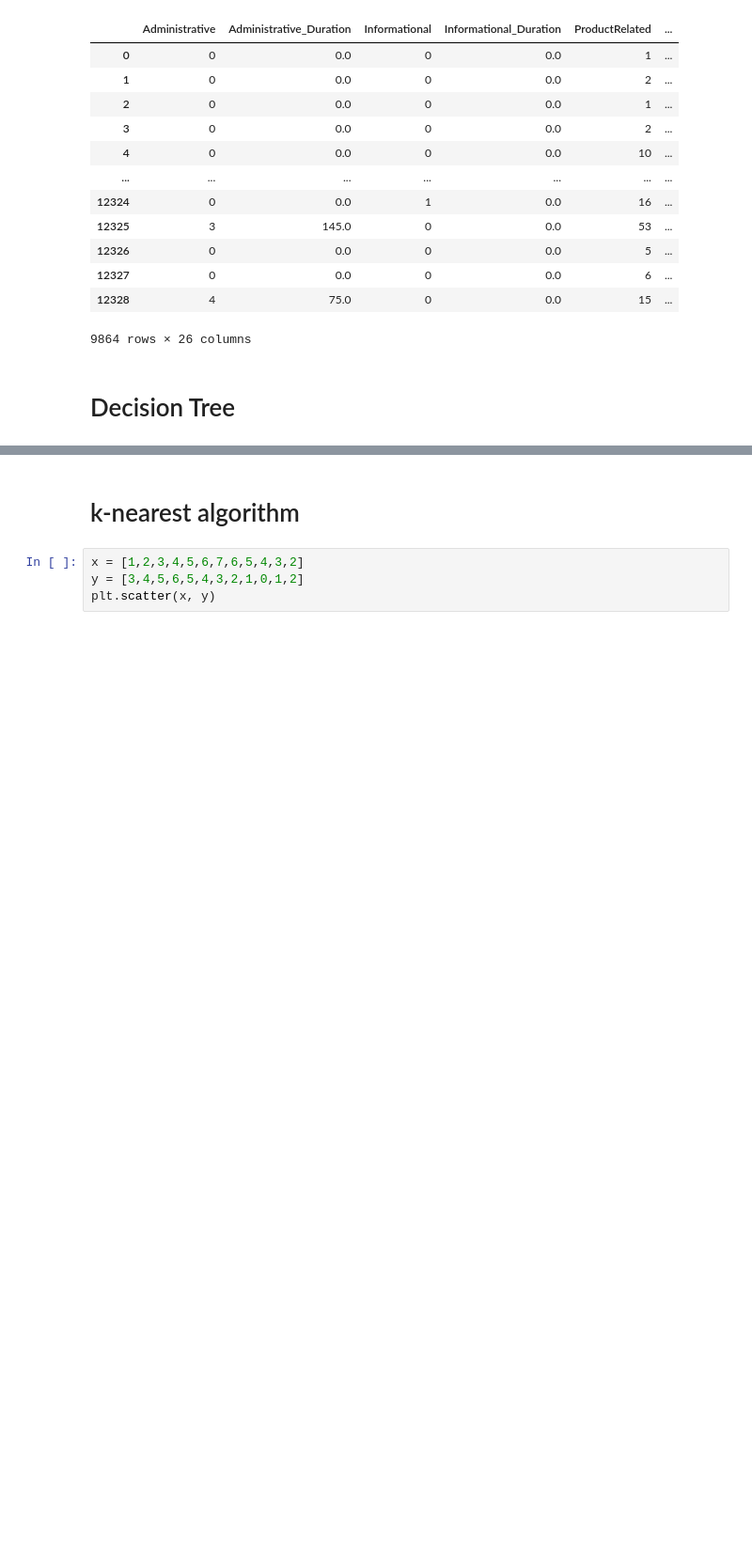
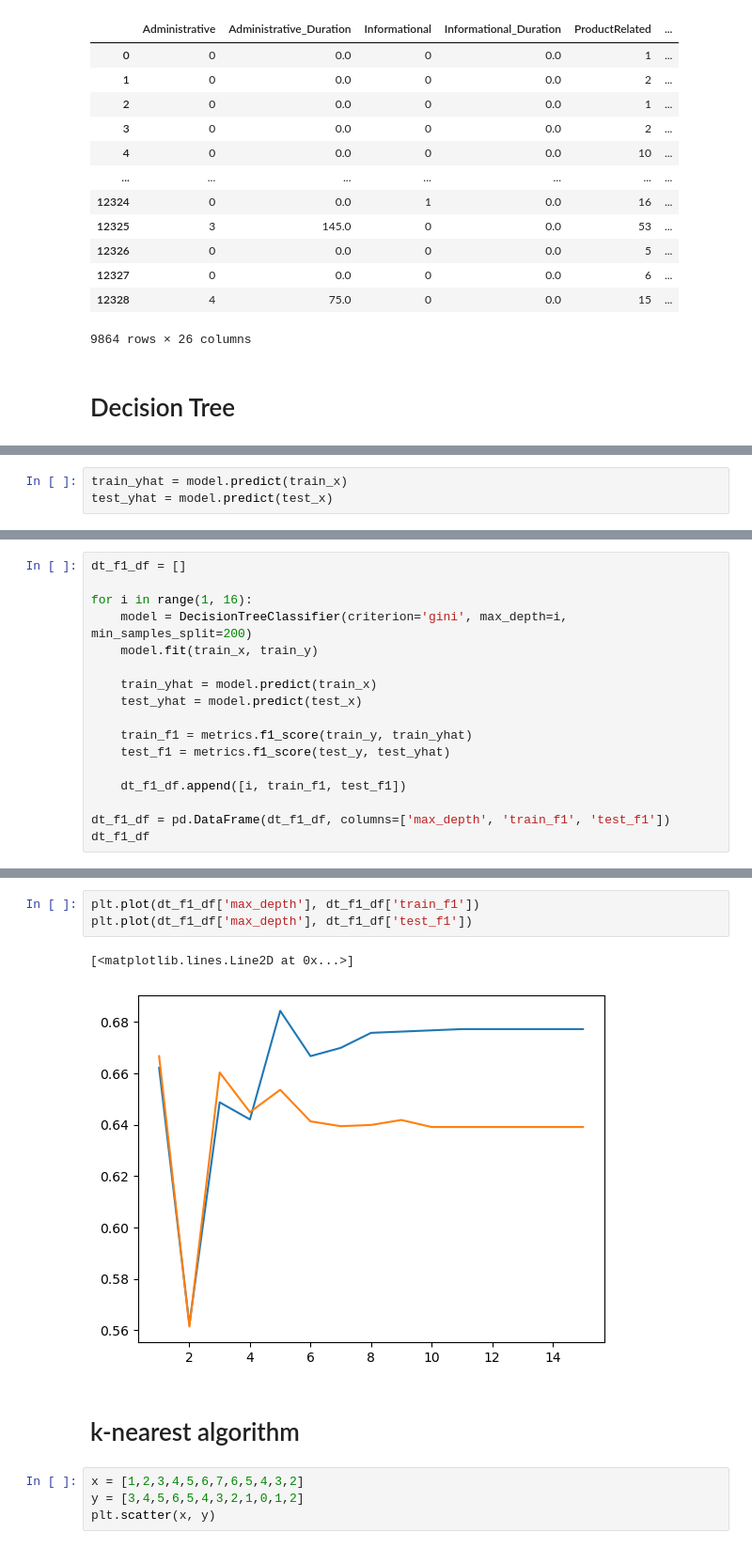
Before and after one commit to LKN-SP/MS9002, a Jupyter notebook: Hackathon/Hackathon.ipynb, the cells around one changed output, grey strips where cells are left out. Shown at 94% size. Cells and saved outputs as stored; diff of their text form; blank space fills up the shorter version.

```diff
--- a/Hackathon/Hackathon.ipynb
+++ b/Hackathon/Hackathon.ipynb
@@ -203,0 +225,3 @@ plt.show()
+# %%
+train_yhat = model.predict(train_x)
+test_yhat = model.predict(test_x)
@@ -203,0 +236,17 @@ plt.show()
+# %%
+dt_f1_df = []
+
+for i in range(1, 16):
+    model = DecisionTreeClassifier(criterion='gini', max_depth=i, min_samples_split=200)
+    model.fit(train_x, train_y)
+
+    train_yhat = model.predict(train_x)
+    test_yhat = model.predict(test_x)
+
+    train_f1 = metrics.f1_score(train_y, train_yhat)
+    test_f1 = metrics.f1_score(test_y, test_yhat)
+
+    dt_f1_df.append([i, train_f1, test_f1])
+
+dt_f1_df = pd.DataFrame(dt_f1_df, columns=['max_depth', 'train_f1', 'test_f1'])
+dt_f1_df
@@ -204,3 +270,9 @@ plt.show()
+# %%
+plt.plot(dt_f1_df['max_depth'], dt_f1_df['train_f1'])
+plt.plot(dt_f1_df['max_depth'], dt_f1_df['test_f1'])
+# %% [output]
+[<matplotlib.lines.Line2D at 0x...>]
+[figure, added]
 # %% [markdown]
 # k-nearest algorithm
 # %%
```
Also changed, not shown: parts of 24 cells of this notebook.
